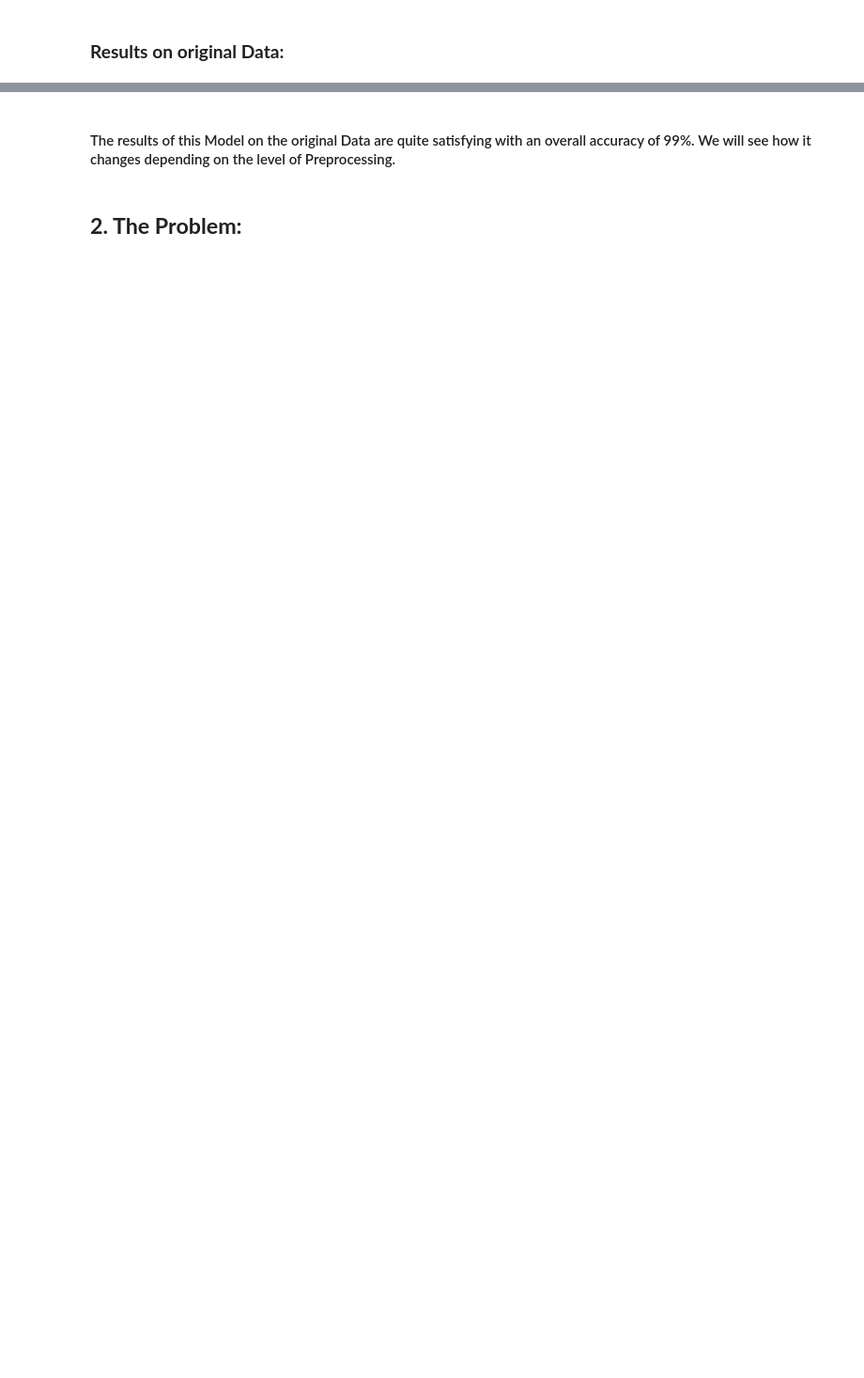
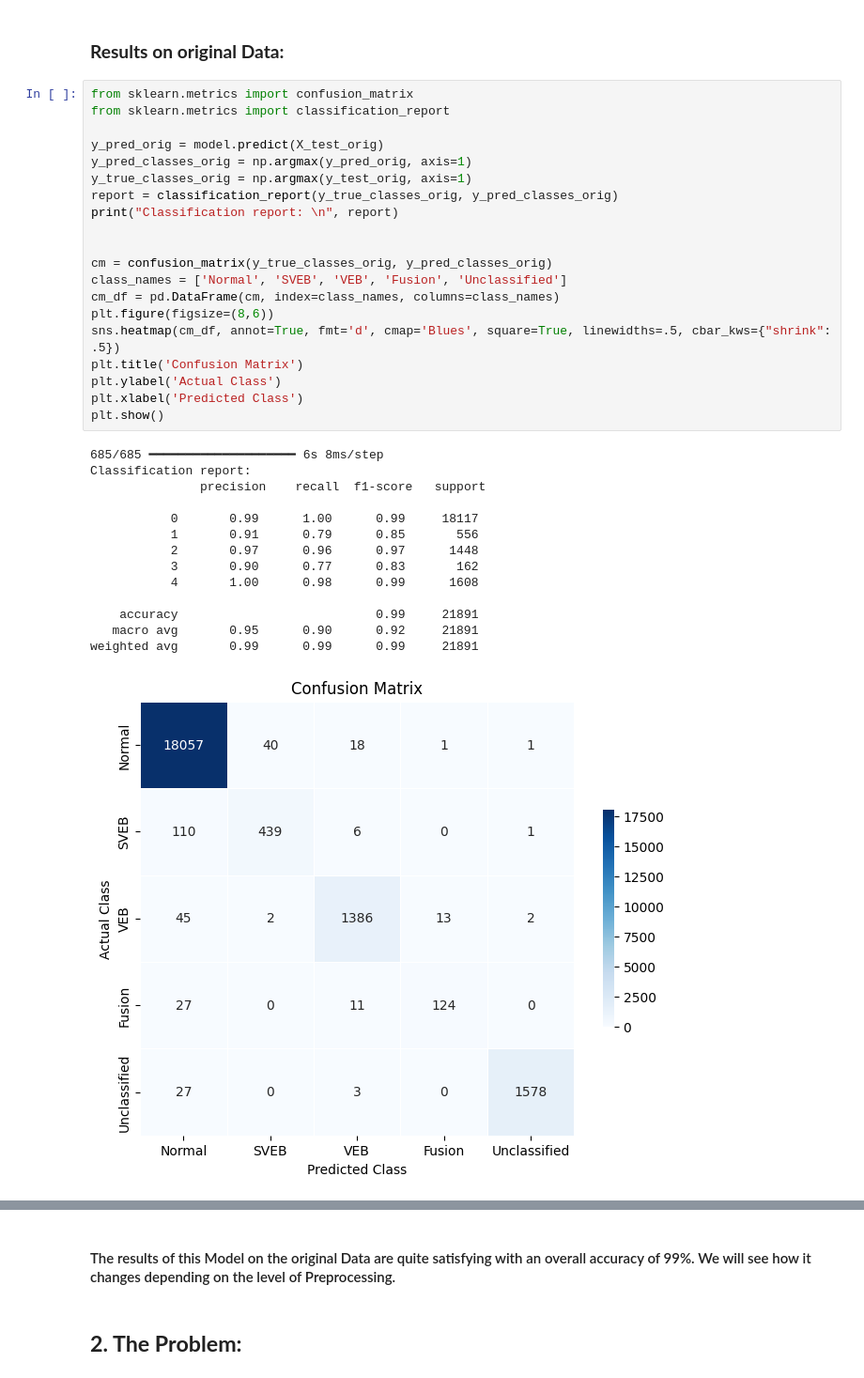
Before and after one commit to tubetraveller/heartbeat_dst, a Jupyter notebook: Models/Preprocessing and Interpretability - 1D-CNN/interpretability_through_preprocessing.ipynb, the cells around one changed output, grey strips where cells are left out. Shown at 94% size. Cells and saved outputs as stored; diff of their text form; blank space fills up the shorter version.

```diff
--- a/Models/Preprocessing and Interpretability - 1D-CNN/interpretability_through_preprocessing.ipynb
+++ b/Models/Preprocessing and Interpretability - 1D-CNN/interpretability_through_preprocessing.ipynb
@@ -229,5 +307,40 @@ Test loss: 0.08561792969703674, Test accuracy: 0.9854277968406677
 # %% [markdown]
 ### **Results on original Data:**
+# %%
+from sklearn.metrics import confusion_matrix
+from sklearn.metrics import classification_report
+
+y_pred_orig = model.predict(X_test_orig)
+y_pred_classes_orig = np.argmax(y_pred_orig, axis=1)
+y_true_classes_orig = np.argmax(y_test_orig, axis=1)
+report = classification_report(y_true_classes_orig, y_pred_classes_orig)
+print("Classification report: \n", report)
+
+
+cm = confusion_matrix(y_true_classes_orig, y_pred_classes_orig)
+class_names = ['Normal', 'SVEB', 'VEB', 'Fusion', 'Unclassified']
+cm_df = pd.DataFrame(cm, index=class_names, columns=class_names)
+plt.figure(figsize=(8,6))
+sns.heatmap(cm_df, annot=True, fmt='d', cmap='Blues', square=True, linewidths=.5, cbar_kws={"shrink": .5})
+plt.title('Confusion Matrix')
+plt.ylabel('Actual Class')
+plt.xlabel('Predicted Class')
+plt.show()
+# %% [output]
+685/685 ━━━━━━━━━━━━━━━━━━━━ 6s 8ms/step
+Classification report:
+               precision    recall  f1-score   support
+
+           0       0.99      1.00      0.99     18117
+           1       0.91      0.79      0.85       556
+           2       0.97      0.96      0.97      1448
+           3       0.90      0.77      0.83       162
+           4       1.00      0.98      0.99      1608
+
+    accuracy                           0.99     21891
+   macro avg       0.95      0.90      0.92     21891
+weighted avg       0.99      0.99      0.99     21891
+[figure, added]
 # %%
 from sklearn.metrics import confusion_matrix
 from sklearn.metrics import classification_report
```
Also changed, not shown: parts of 16 cells of this notebook, 15 other files.
